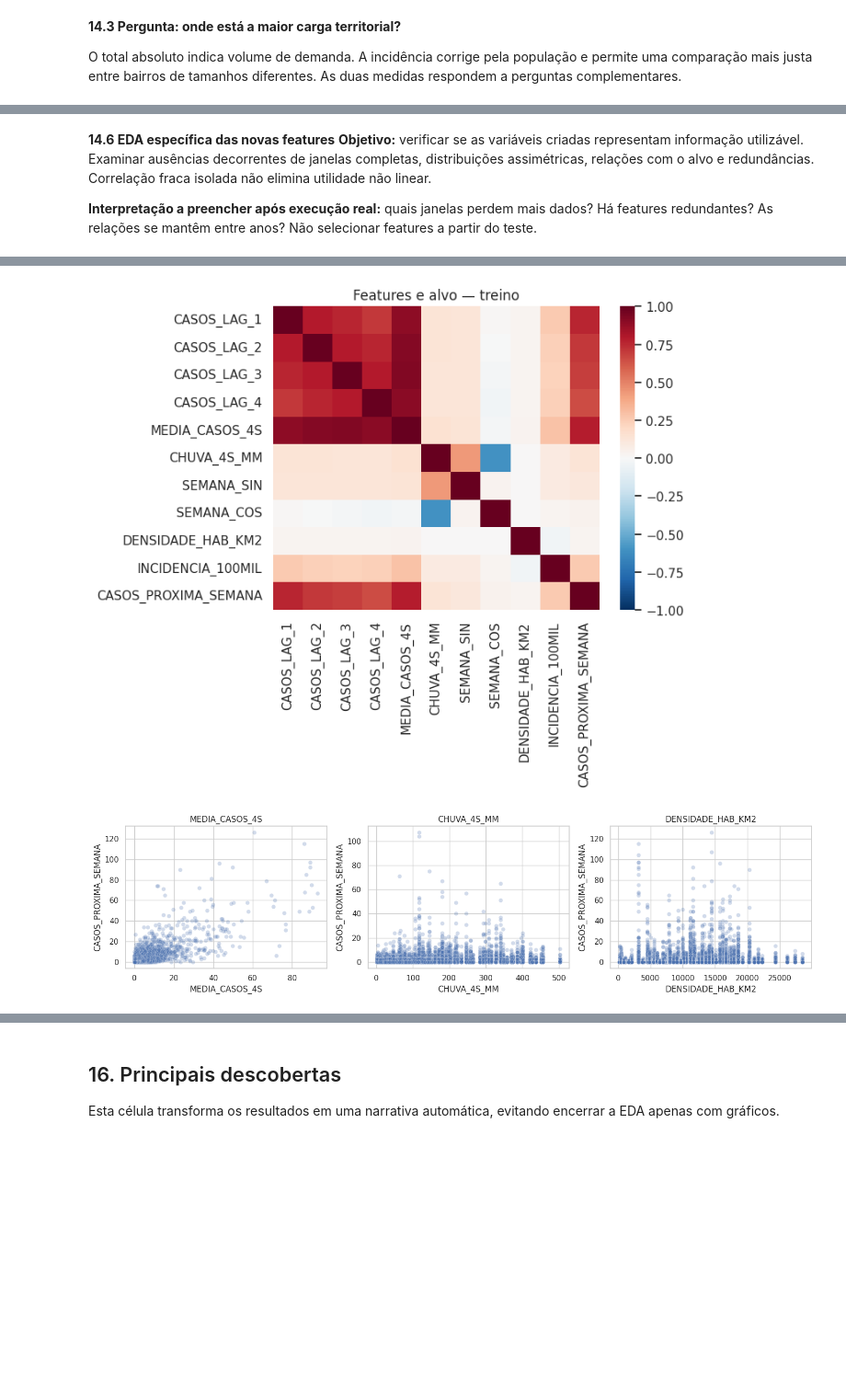
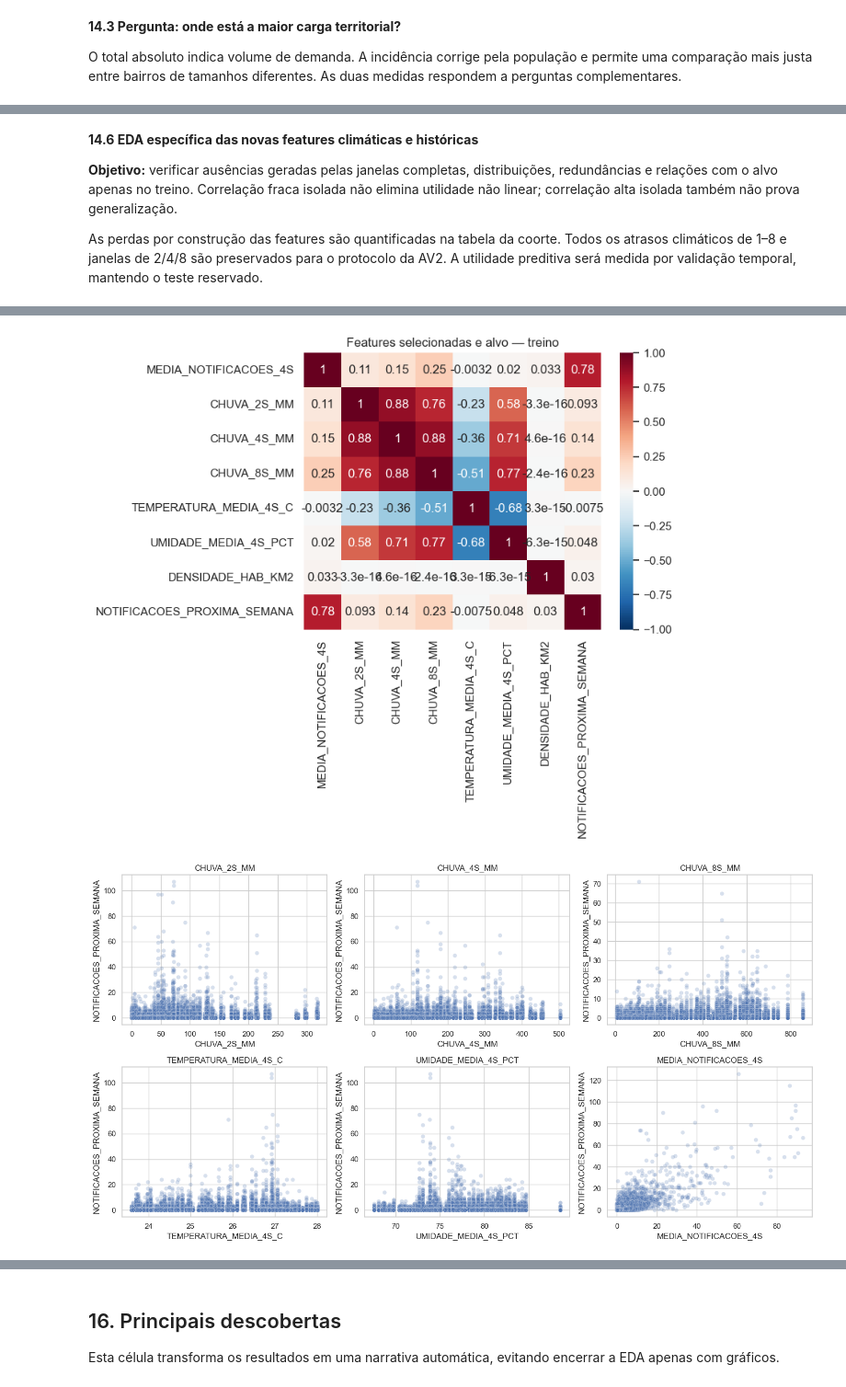
Before and after one commit to 7RICK0/Projeto_Dengue, a Jupyter notebook: AV1/notebooks/AnteceDengue_AV1_revisada.ipynb, the cells around one changed output, grey strips where cells are left out. Shown at 92% size. Saved outputs shown, nothing was run; the diff lists cells and outputs as text; code cells hidden in the pictures; blank space fills up the shorter version.

```diff
--- a/AV1/notebooks/AnteceDengue_AV1_revisada.ipynb
+++ b/AV1/notebooks/AnteceDengue_AV1_revisada.ipynb
@@ -149,6 +155,7 @@ ALIASES = {
  "NM_BAIRRO": ["NM_BAIRRO", "BAIRRO", "NOME_BAIRRO", "NO_BAIRRO_RESIDENCIA"],
  "ID_MUNICIPIO_RESIDENCIA": ["ID_MUNICIPIO_RESIDENCIA", "ID_MN_RESI", "CO_MUNICIPIO_RESIDENCIA"],
  "CLASSI_FIN": ["CLASSI_FIN", "CLASSIFICACAO_FINAL", "TP_CLASSIFICACAO_FINAL"],
+ "ID_AGRAVO": ["ID_AGRAVO", "CO_CID", "CID", "CODIGO_CID"],
 }
 
 def selecionar_notificacoes(bruto, ano):
@@ -541,7 +618,7 @@ Os relatórios de datas e perdas devem acompanhar essa escolha. Ausência fora d
 # %%
 assert not pop_recife.BAIRRO.duplicated().any(), "Bairros duplicados no IBGE"
 assert pop_recife.POPULACAO_2022.gt(0).all() and pop_recife.AREA_KM2_IBGE.gt(0).all()
-fora = casos_semanais.loc[~casos_semanais.BAIRRO.isin(pop_recife.BAIRRO)]
+fora = notificacoes_semanais.loc[~notificacoes_semanais.BAIRRO.isin(pop_recife.BAIRRO)]
 fora.to_csv(REPORT_DIR / "registros_fora_malha_agregados.csv", index=False)
 print("Notificações fora da malha:", int(fora.REGISTROS_OBSERVADOS.sum()))
 if INTERVALOS_COBERTURA_CONFIRMADA and not JUSTIFICATIVA_COBERTURA.strip():
@@ -558,11 +635,11 @@ anos_lidos = set(relatorio_download.ano)
 calendario["COBERTURA_DENGUE"] &= calendario.DATA_SEMANA.map(lambda d: all(x.year in anos_lidos for x in pd.date_range(d, periods=7)))
 calendario.to_csv(REPORT_DIR / "cobertura_semanal.csv", index=False)
 grade = pop_recife[["BAIRRO"]].merge(calendario, how="cross")
-base = (grade.merge(casos_semanais, on=["DATA_SEMANA", "BAIRRO"], how="left", validate="one_to_one")
+base = (grade.merge(notificacoes_semanais, on=["DATA_SEMANA", "BAIRRO"], how="left", validate="one_to_one")
         .merge(pop_recife, on="BAIRRO", how="left", validate="many_to_one")
         .merge(rpa, on="BAIRRO", how="left", validate="many_to_one"))
-base["CASOS_SEMANAIS"] = base.REGISTROS_OBSERVADOS.fillna(0).where(base.COBERTURA_DENGUE)
-base["INCIDENCIA_100MIL"] = base.CASOS_SEMANAIS / base.POPULACAO_2022 * 100_000
+base["NOTIFICACOES_SEMANAIS"] = base.REGISTROS_OBSERVADOS.fillna(0).where(base.COBERTURA_DENGUE)
+base["INCIDENCIA_100MIL"] = base.NOTIFICACOES_SEMANAIS / base.POPULACAO_2022 * 100_000
 assert not base.duplicated(["BAIRRO", "DATA_SEMANA"]).any()
 print("Semanas cobertas pela hipótese operacional:", int(calendario.COBERTURA_DENGUE.sum()))
 if not calendario.COBERTURA_DENGUE.any():
@@ -572,6 +649,14 @@ perdas_territorio = pd.DataFrame({"indicador":["notificacoes_validas", "fora_mal
  "valor":[len(df_limpo),int(fora.REGISTROS_OBSERVADOS.sum()),int(base.REGISTROS_OBSERVADOS.sum()),int(base.RPA.isna().sum())]})
 assert len(df_limpo)==int(fora.REGISTROS_OBSERVADOS.sum())+int(base.REGISTROS_OBSERVADOS.sum())
 perdas_territorio.to_csv(REPORT_DIR/"integracao_territorial.csv",index=False)
+
+auditoria_zeros = (base.loc[base.COBERTURA_DENGUE].groupby("ANO").agg(
+    bairro_semanas=("BAIRRO","size"), semanas=("DATA_SEMANA","nunique"), bairros=("BAIRRO","nunique"),
+    bairro_semanas_zero=("NOTIFICACOES_SEMANAIS",lambda s:s.eq(0).sum()),
+    notificacoes=("NOTIFICACOES_SEMANAIS","sum")))
+auditoria_zeros["zeros_pct"] = 100*auditoria_zeros.bairro_semanas_zero/auditoria_zeros.bairro_semanas
+auditoria_zeros.to_csv(REPORT_DIR/"auditoria_zeros_por_ano.csv",encoding="utf-8")
+display(auditoria_zeros)
 # %% [output]
 Notificações fora da malha: 49
 Semanas cobertas pela hipótese operacional: 521
@@ -731,11 +873,12 @@ base["PERIODO_CHUVOSO"] = base.MES.between(3,8).astype(int)
 fase = 2*np.pi*(base.DATA_SEMANA.dt.dayofyear - 1)/365.2425
 base["SEMANA_SIN"], base["SEMANA_COS"] = np.sin(fase), np.cos(fase)
 for atraso in range(1,5):
-    base[f"CASOS_LAG_{atraso}"] = base.groupby("BAIRRO").CASOS_SEMANAIS.shift(atraso)
-base["MEDIA_CASOS_4S"] = base.groupby("BAIRRO").CASOS_SEMANAIS.transform(lambda s:s.shift(1).rolling(4,min_periods=4).mean())
-base["CASOS_PROXIMA_SEMANA"] = base.groupby("BAIRRO").CASOS_SEMANAIS.shift(-1)
+    base[f"NOTIFICACOES_LAG_{atraso}"] = base.groupby("BAIRRO").NOTIFICACOES_SEMANAIS.shift(atraso)
+base["MEDIA_NOTIFICACOES_4S"] = base.groupby("BAIRRO").NOTIFICACOES_SEMANAIS.transform(lambda s:s.shift(1).rolling(4,min_periods=4).mean())
+base["NOTIFICACOES_PROXIMA_SEMANA"] = base.groupby("BAIRRO").NOTIFICACOES_SEMANAIS.shift(-1)
 base["DATA_ALVO"] = base.DATA_SEMANA + pd.Timedelta(days=7)
-features_criadas = ["CASOS_LAG_1", "CASOS_LAG_2", "CASOS_LAG_3", "CASOS_LAG_4", "MEDIA_CASOS_4S", "CHUVA_4S_MM", "SEMANA_SIN", "SEMANA_COS", "DENSIDADE_HAB_KM2", "INCIDENCIA_100MIL"]
+features_historicas = ["NOTIFICACOES_LAG_1", "NOTIFICACOES_LAG_2", "NOTIFICACOES_LAG_3", "NOTIFICACOES_LAG_4", "MEDIA_NOTIFICACOES_4S"]
+features_criadas = features_historicas + clima_lags + clima_janelas + ["SEMANA_SIN", "SEMANA_COS", "DENSIDADE_HAB_KM2", "INCIDENCIA_100MIL"]
 display(base[features_criadas].describe().T)
 # %% [output]
 |  | count | mean | std | min | 25% | 50% | 75% | max |
@@ -979,19 +1278,23 @@ Relações por bairro são exploratórias; muitos testes e autocorrelação impe
 # %% [markdown]
-**14.6 EDA específica das novas features**
-**Objetivo:** verificar se as variáveis criadas representam informação utilizável. Examinar ausências decorrentes de janelas completas, distribuições assimétricas, relações com o alvo e redundâncias. Correlação fraca isolada não elimina utilidade não linear.
+**14.6 EDA específica das novas features climáticas e históricas**
 
-**Interpretação a preencher após execução real:** quais janelas perdem mais dados? Há features redundantes? As relações se mantêm entre anos? Não selecionar features a partir do teste.
+**Objetivo:** verificar ausências geradas pelas janelas completas, distribuições, redundâncias e relações com o alvo apenas no treino. Correlação fraca isolada não elimina utilidade não linear; correlação alta isolada também não prova generalização.
+
+As perdas por construção das features são quantificadas na tabela da coorte. Todos os atrasos climáticos de 1–8 e janelas de 2/4/8 são preservados para o protocolo da AV2. A utilidade preditiva será medida por validação temporal, mantendo o teste reservado.
 # %%
 resumo_features = pd.DataFrame({"ausentes_pct":base[features_criadas].isna().mean()*100,
     "mediana":base[features_criadas].median(),"min":base[features_criadas].min(),"max":base[features_criadas].max()})
 display(resumo_features)
-base[features_criadas].hist(figsize=(15,10),bins=30);plt.tight_layout();plt.show()
-sns.heatmap(base[features_criadas + ["CASOS_PROXIMA_SEMANA"]].corr(),cmap="RdBu_r",center=0,vmin=-1,vmax=1)
-plt.title("Features e alvo — treino");plt.show()
 resumo_features.to_csv(REPORT_DIR/"eda_features_treino.csv")
-fig,axes = plt.subplots(1,3,figsize=(15,4))
-for ax,c in zip(axes,["MEDIA_CASOS_4S","CHUVA_4S_MM","DENSIDADE_HAB_KM2"]):
-    sns.scatterplot(data=base,x=c,y="CASOS_PROXIMA_SEMANA",alpha=.25,ax=ax)
+
+features_grafico = ["MEDIA_NOTIFICACOES_4S","CHUVA_2S_MM","CHUVA_4S_MM","CHUVA_8S_MM",
+                    "TEMPERATURA_MEDIA_4S_C","UMIDADE_MEDIA_4S_PCT","DENSIDADE_HAB_KM2"]
+base[features_grafico].hist(figsize=(15,10),bins=30);plt.tight_layout();plt.show()
+sns.heatmap(base[features_grafico + ["NOTIFICACOES_PROXIMA_SEMANA"]].corr(),cmap="RdBu_r",center=0,vmin=-1,vmax=1,annot=True)
+plt.title("Features selecionadas e alvo — treino");plt.show()
+fig,axes = plt.subplots(2,3,figsize=(15,8))
+for ax,c in zip(axes.flat,["CHUVA_2S_MM","CHUVA_4S_MM","CHUVA_8S_MM","TEMPERATURA_MEDIA_4S_C","UMIDADE_MEDIA_4S_PCT","MEDIA_NOTIFICACOES_4S"]):
+    sns.scatterplot(data=base,x=c,y="NOTIFICACOES_PROXIMA_SEMANA",alpha=.22,ax=ax)
     ax.set_title(c)
 plt.tight_layout();plt.show()
 # %% [output]
@@ -1010,5 +1319,5 @@ plt.tight_layout();plt.show()
-[figure, old version]
+[figure, new version]
-[figure, old version]
+[figure, new version]
 # %% [markdown]
 ## 15. Normalização, padronização e preparação para AV2
 **Min-Max:** `(x − mínimo do treino)/(máximo − mínimo do treino)`. Em geral deixa o treino entre 0 e 1, mas valores futuros podem sair dessa faixa. Sensível a extremos.
```
Also changed, not shown: parts of 36 cells of this notebook, 44 other files.
